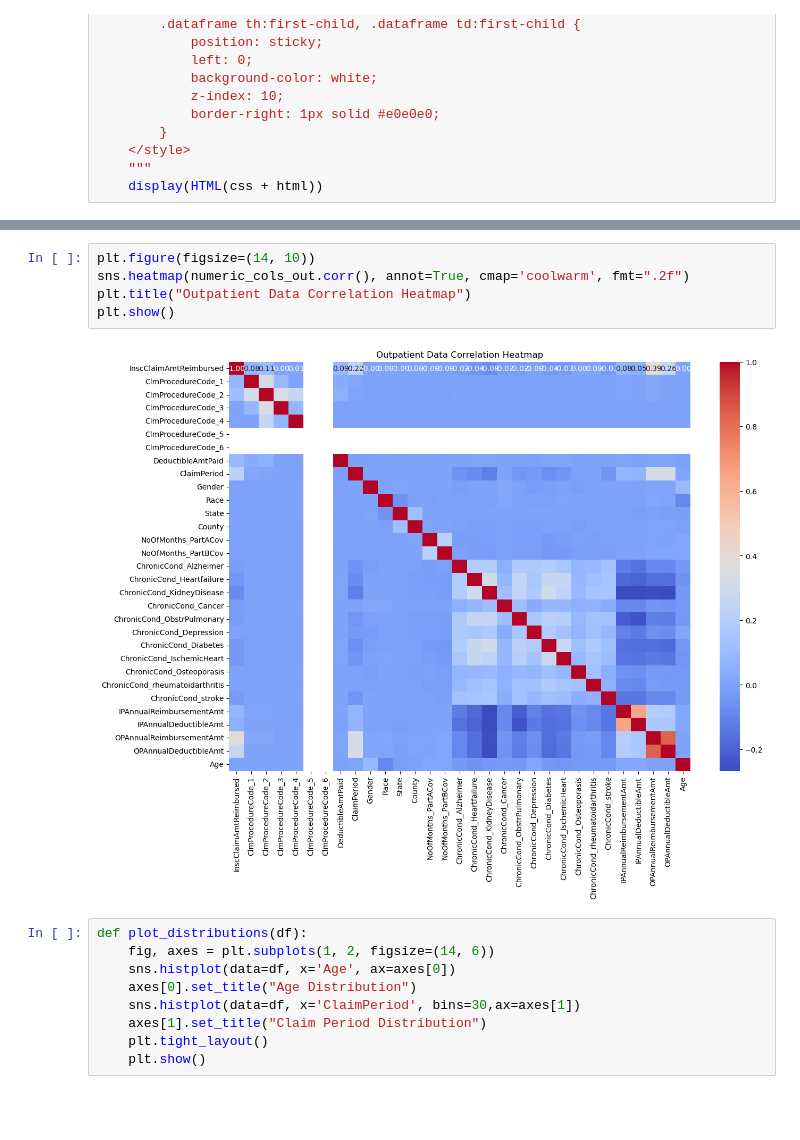
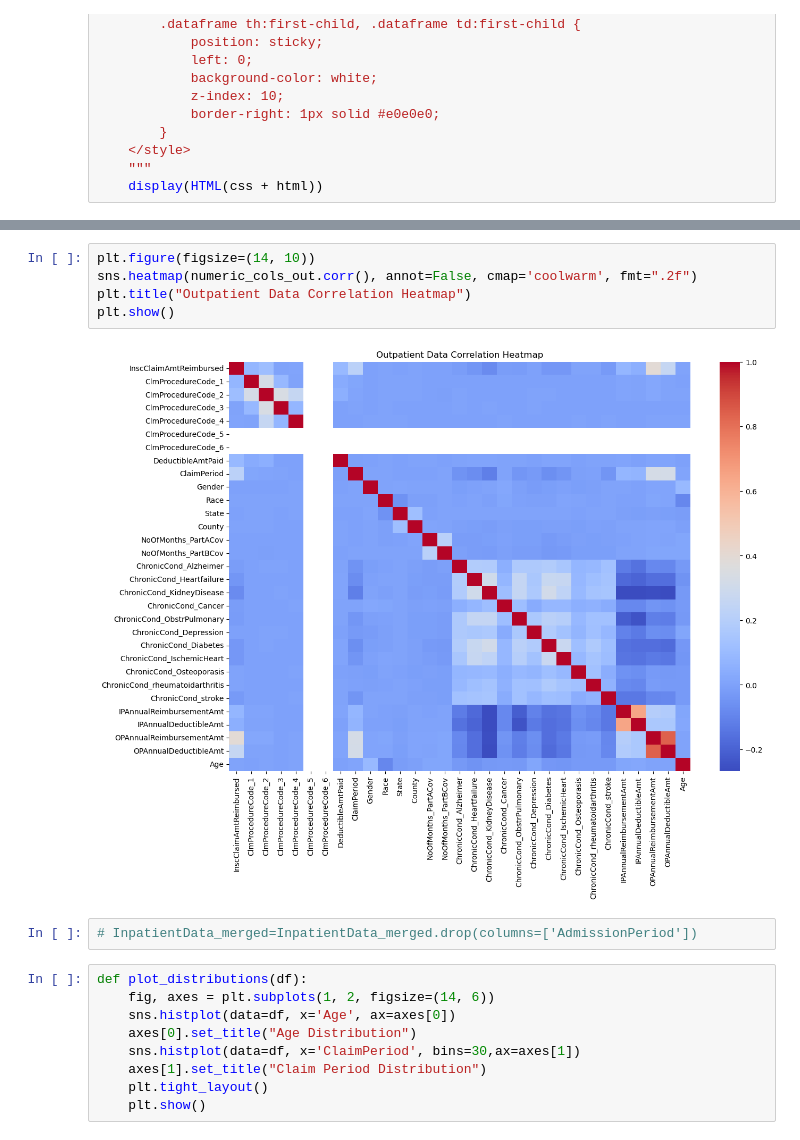
Before and after one commit to RAJ8910/Insurance-Fraud-Detection, a Jupyter notebook: EDA.ipynb, the cells around one changed output, grey strips where cells are left out. Saved outputs shown, nothing was run; the diff lists cells and outputs as text; blank space fills up the shorter version.

```diff
--- a/EDA.ipynb
+++ b/EDA.ipynb
@@ -294,10 +285,12 @@ plt.show()
 # %%
 plt.figure(figsize=(14, 10))
-sns.heatmap(numeric_cols_out.corr(), annot=True, cmap='coolwarm', fmt=".2f")
+sns.heatmap(numeric_cols_out.corr(), annot=False, cmap='coolwarm', fmt=".2f")
 plt.title("Outpatient Data Correlation Heatmap")
 plt.show()
 # %% [output]
-[figure, old version]
+[figure, new version]
+# %%
+# InpatientData_merged=InpatientData_merged.drop(columns=['AdmissionPeriod'])
 # %%
 def plot_distributions(df):
     fig, axes = plt.subplots(1, 2, figsize=(14, 6))
```
Also changed, not shown: parts of 28 cells of this notebook.
